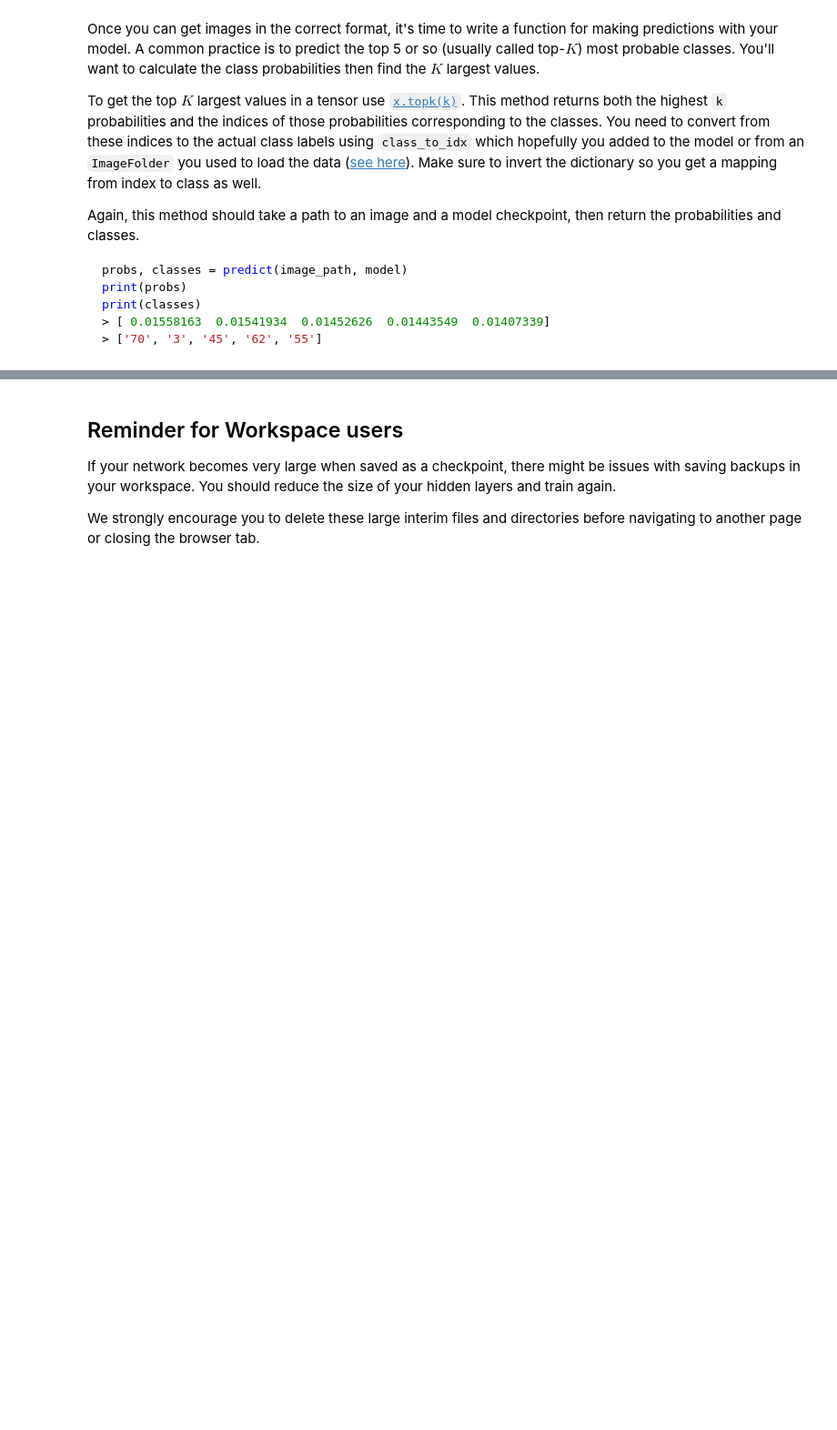
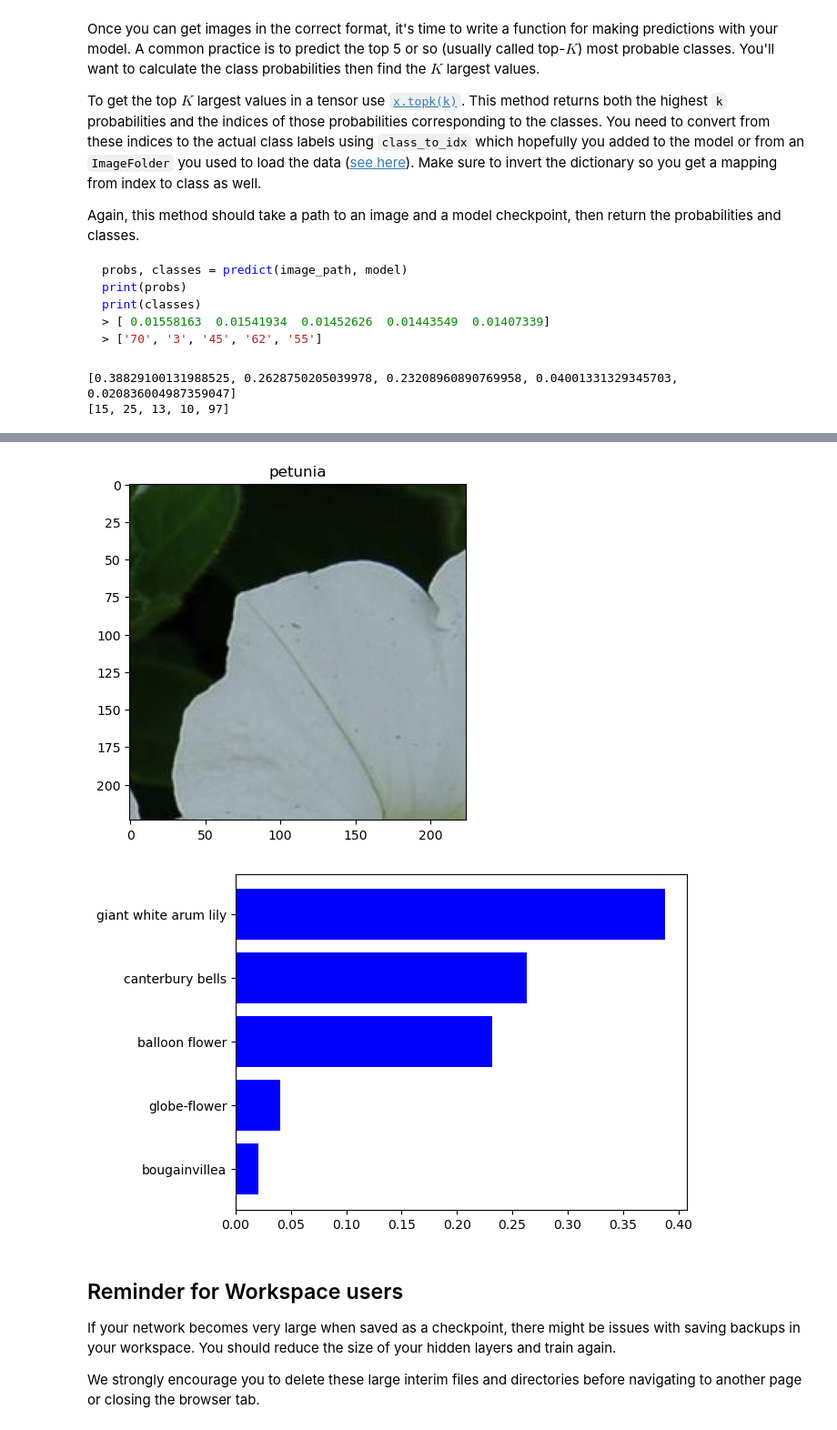
Before and after one commit to NTPac/My-first-Image-Classifier, a Jupyter notebook: Image Classifier Project.ipynb, the cells around one changed output, grey strips where cells are left out. Shown at 91% size. Cells and saved outputs as stored; diff of their text form; code cells hidden in the pictures; blank space fills up the shorter version.

```diff
--- a/Image Classifier Project.ipynb
+++ b/Image Classifier Project.ipynb
@@ -382,3 +486,10 @@ def predict(image_path, model, topk=5):
+# %%
+probs, classes = predict(image_path, vgg)
+print(probs)
+print(classes)
+# %% [output]
+[0.38829100131988525, 0.2628750205039978, 0.23208960890769958, 0.04001331329345703, 0.020836004987359047]
+[15, 25, 13, 10, 97]
 # %% [markdown]
 ## Sanity Checking
 
@@ -387,8 +498,38 @@ Now that you can use a trained model for predictions, check to make sure it make
 <img src='assets/inference_example.png' width=300px>
 
 You can convert from the class integer encoding to actual flower names with the `cat_to_name.json` file (should have been loaded earlier in the notebook). To show a PyTorch tensor as an image, use the `imshow` function defined above.
+# %%
+def make_plot(classes, probs, class_to_idx, image_path, flower_key ):
+    title_image = cat_to_name[flower_key]
+    image = Image.open(image_path)
+    image = process_image(image)
+    imshow(image, ax=None, title=title_image)
+
+    y_pos = np.arange(len(classes))
+    name_classes = []
+
+    for i in classes:
+        flower_key = None
+        for k, v in class_to_idx.items():
+            if v == i:
+                flower_key = k
+        name_classes.append(cat_to_name[flower_key])
+
+    _, axis = plt.subplots()
+    axis.barh(y_pos, probs,  align='center', color='blue', ecolor='black')
+    axis.set_yticks(y_pos)
+    axis.set_yticklabels(name_classes)
+    axis.invert_yaxis()
+    plt.show()
 # %%
 # TODO: Display an image along with the top 5 classes
+image_path = './flower_data/test/51/image_01314.jpg'
+flower_key = '51'
+probs, classes = predict(image_path, vgg)
+make_plot(classes, probs, vgg.class_to_idx, image_path, flower_key)
+# %% [output]
+[figure, added]
+[figure, added]
 # %% [markdown]
 ## Reminder for Workspace users
 If your network becomes very large when saved as a checkpoint, there might be issues with saving backups in your workspace. You should reduce the size of your hidden layers and train again.
```
Also changed, not shown: parts of 20 cells of this notebook, 2 other files.
